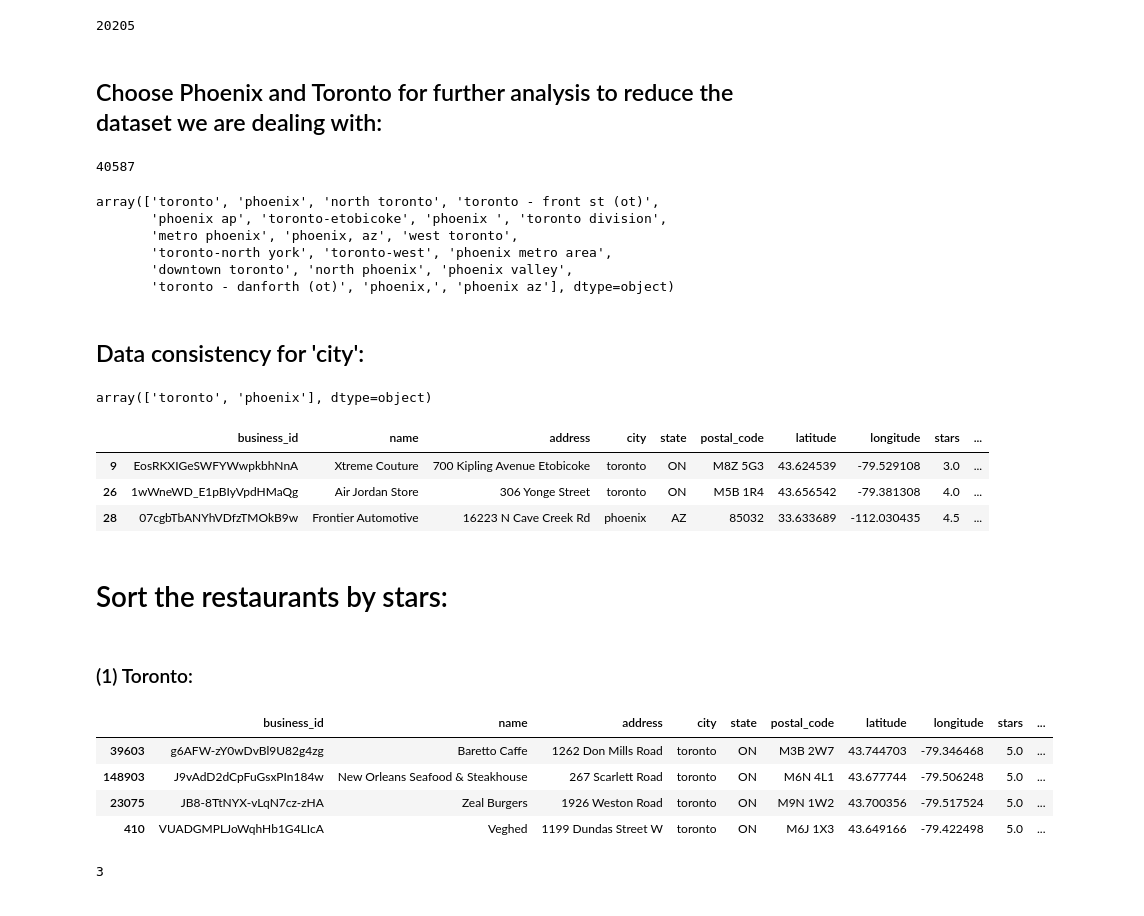
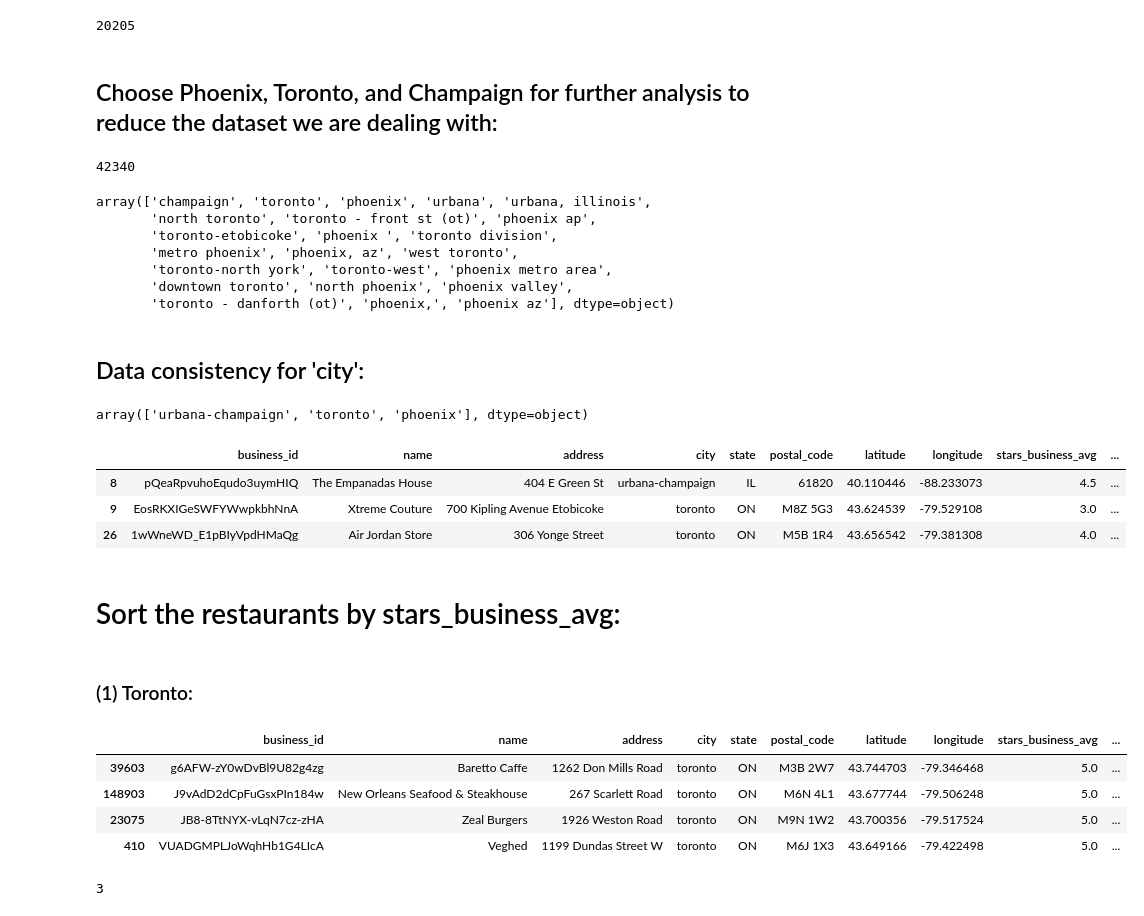
Before and after one commit to akhilesh-somani/Restaurant_Recommendation_System, a Jupyter notebook: Akhilesh.ipynb, the cells around one changed output. Saved outputs shown, nothing was run; the diff lists cells and outputs as text; code cells hidden in the pictures.

```diff
--- a/Akhilesh.ipynb
+++ b/Akhilesh.ipynb
@@ -103,3 +32,7 @@ tip_df, user_df = dataframes[3], dataframes[4]
+# %%
+business_df, review_df, user_df = all_dataframes['business'], all_dataframes['review'], all_dataframes['user']
+# %%
+business_df.rename(columns = {'stars':'stars_business_avg'}, inplace = True)
 # %%
 business_df.head(3)
 # %% [output]
@@ -198,17 +126,18 @@ len(business_df[business_df.city.str.contains('phoenix')])
 # %% [output]
 20205
 # %% [markdown]
-## Choose Phoenix and Toronto for further analysis to reduce the dataset we are dealing with:
+## Choose Phoenix, Toronto, and Champaign for further analysis to reduce the dataset we are dealing with:
 # %%
-yelp_business_df = business_df[business_df.city.str.contains('toronto|phoenix')].copy()
+yelp_business_df = business_df[business_df.city.str.contains('toronto|phoenix|urbana|champaign')].copy()
 len(yelp_business_df)
 # %% [output]
-40587
+42340
 # %%
 yelp_business_df.city.unique()
 # %% [output]
-array(['toronto', 'phoenix', 'north toronto', 'toronto - front st (ot)',
-       'phoenix ap', 'toronto-etobicoke', 'phoenix ', 'toronto division',
+array(['champaign', 'toronto', 'phoenix', 'urbana', 'urbana, illinois',
+       'north toronto', 'toronto - front st (ot)', 'phoenix ap',
+       'toronto-etobicoke', 'phoenix ', 'toronto division',
        'metro phoenix', 'phoenix, az', 'west toronto',
        'toronto-north york', 'toronto-west', 'phoenix metro area',
        'downtown toronto', 'north phoenix', 'phoenix valley',
@@ -218,17 +147,19 @@ array(['toronto', 'phoenix', 'north toronto', 'toronto - front st (ot)',
 # %%
 yelp_business_df.city.replace(r'^.*toronto.*$', 'toronto', regex = True, inplace = True)
 yelp_business_df.city.replace(r'^.*phoenix.*$', 'phoenix', regex=True, inplace = True)
+yelp_business_df.city.replace(r'^.*champaign.*$', 'urbana-champaign', regex = True, inplace = True)
+yelp_business_df.city.replace(r'^.*urbana.*$', 'urbana-champaign', regex=True, inplace = True)
 yelp_business_df.city.unique()
 # %% [output]
-array(['toronto', 'phoenix'], dtype=object)
+array(['urbana-champaign', 'toronto', 'phoenix'], dtype=object)
 # %%
 yelp_business_df.head(3)
 # %% [output]
-|  | business_id | name | address | city | state | postal_code | latitude | longitude | stars | ... |
+|  | business_id | name | address | city | state | postal_code | latitude | longitude | stars_business_avg | ... |
+| 8 | pQeaRpvuhoEqudo3uymHIQ | The Empanadas House | 404 E Green St | urbana-champaign | IL | 61820 | 40.110446 | -88.233073 | 4.5 | ... |
 | 9 | EosRKXIGeSWFYWwpkbhNnA | Xtreme Couture | 700 Kipling Avenue Etobicoke | toronto | ON | M8Z 5G3 | 43.624539 | -79.529108 | 3.0 | ... |
 | 26 | 1wWneWD_E1pBIyVpdHMaQg | Air Jordan Store | 306 Yonge Street | toronto | ON | M5B 1R4 | 43.656542 | -79.381308 | 4.0 | ... |
-| 28 | 07cgbTbANYhVDfzTMOkB9w | Frontier Automotive | 16223 N Cave Creek Rd | phoenix | AZ | 85032 | 33.633689 | -112.030435 | 4.5 | ... |
 # %% [markdown]
-# Sort the restaurants by stars:
+# Sort the restaurants by stars_business_avg:
 # %%
 yelp_restaurants_df = yelp_business_df[yelp_business_df.categories.str.contains('restaurants', case = False)]
@@ -235,10 +167,10 @@ yelp_restaurants_df = yelp_business_df[yelp_business_df.categories.str.contains(
 # %% [markdown]
 ### (1) Toronto:
 # %%
-toronto_restaurants_sorted = yelp_restaurants_df.query('city == "toronto"').sort_values(['stars', 'review_count'], ascending=False)
+toronto_restaurants_sorted = yelp_restaurants_df.query('city == "toronto"').sort_values(['stars_business_avg', 'review_count'], ascending=False)
 toronto_restaurants_sorted.head(4)
 # %% [output]
-|  | business_id | name | address | city | state | postal_code | latitude | longitude | stars | ... |
+|  | business_id | name | address | city | state | postal_code | latitude | longitude | stars_business_avg | ... |
 | 39603 | g6AFW-zY0wDvBl9U82g4zg | Baretto Caffe | 1262 Don Mills Road | toronto | ON | M3B 2W7 | 43.744703 | -79.346468 | 5.0 | ... |
 | 148903 | J9vAdD2dCpFuGsxPIn184w | New Orleans Seafood & Steakhouse | 267 Scarlett Road | toronto | ON | M6N 4L1 | 43.677744 | -79.506248 | 5.0 | ... |
 | 23075 | JB8-8TtNYX-vLqN7cz-zHA | Zeal Burgers | 1926 Weston Road | toronto | ON | M9N 1W2 | 43.700356 | -79.517524 | 5.0 | ... |
```
Also changed, not shown: parts of 43 cells of this notebook.
